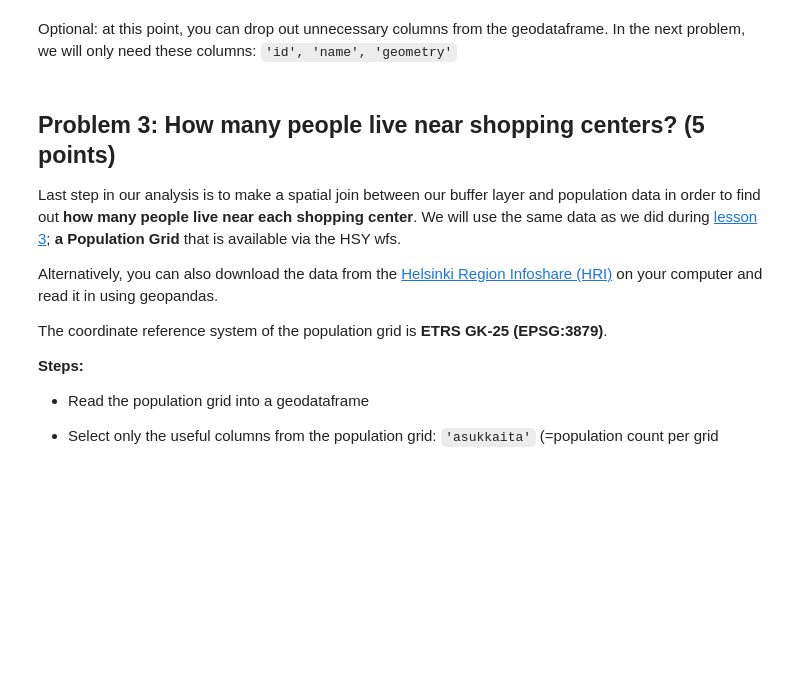
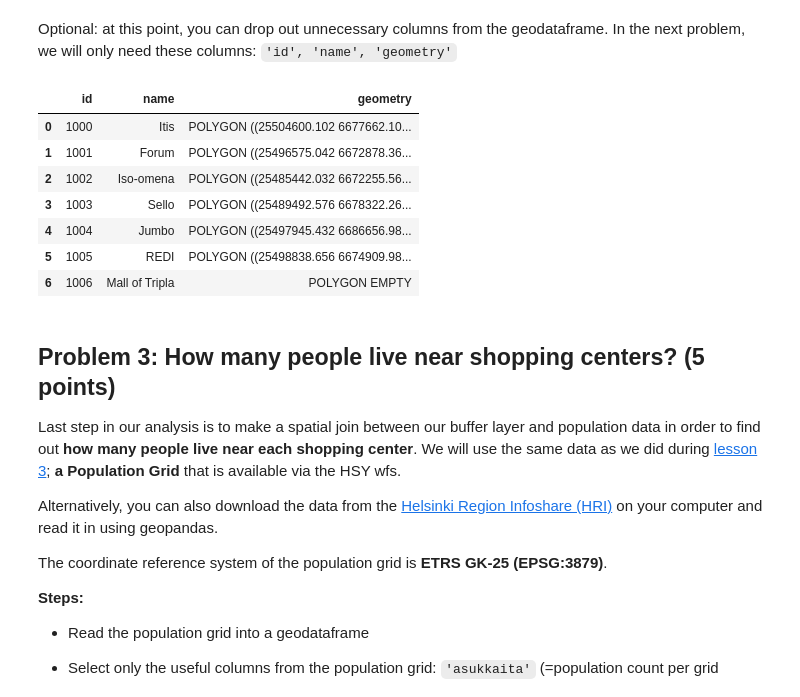
Before and after one commit to arr678/Hels_Exer3, a Jupyter notebook: Exercise-3-Problem-1-3.ipynb, the cells around one changed output. Cells and saved outputs as stored; diff of their text form; code cells hidden in the pictures; blank space fills up the shorter version.

```diff
--- a/Exercise-3-Problem-1-3.ipynb
+++ b/Exercise-3-Problem-1-3.ipynb
@@ -126,3 +243,5 @@ raise NotImplementedError()
+# %%
+geodata['geometry'] = geodata['buffer']
 # %%
 #NON-EDITABLE TEST CELL
 print(geodata.head())
@@ -129,6 +266,19 @@ print(geodata.head())
 # %% [markdown]
 Optional: at this point, you can drop out unnecessary columns from the geodataframe. In the next problem,
 we will only need these columns: `'id', 'name', 'geometry'`
+# %%
+geodata = geodata[['id', 'name', 'geometry']]
+# %%
+geodata
+# %% [output]
+|  | id | name | geometry |
+| 0 | 1000 | Itis | POLYGON ((25504600.102 6677662.10... |
+| 1 | 1001 | Forum | POLYGON ((25496575.042 6672878.36... |
+| 2 | 1002 | Iso-omena | POLYGON ((25485442.032 6672255.56... |
+| 3 | 1003 | Sello | POLYGON ((25489492.576 6678322.26... |
+| 4 | 1004 | Jumbo | POLYGON ((25497945.432 6686656.98... |
+| 5 | 1005 | REDI | POLYGON ((25498838.656 6674909.98... |
+| 6 | 1006 | Mall of Tripla | POLYGON EMPTY |
 # %% [markdown]
 ## Problem 3: How many people live near shopping centers? (5 points)
 
```
Also changed, not shown: parts of 28 cells of this notebook.
